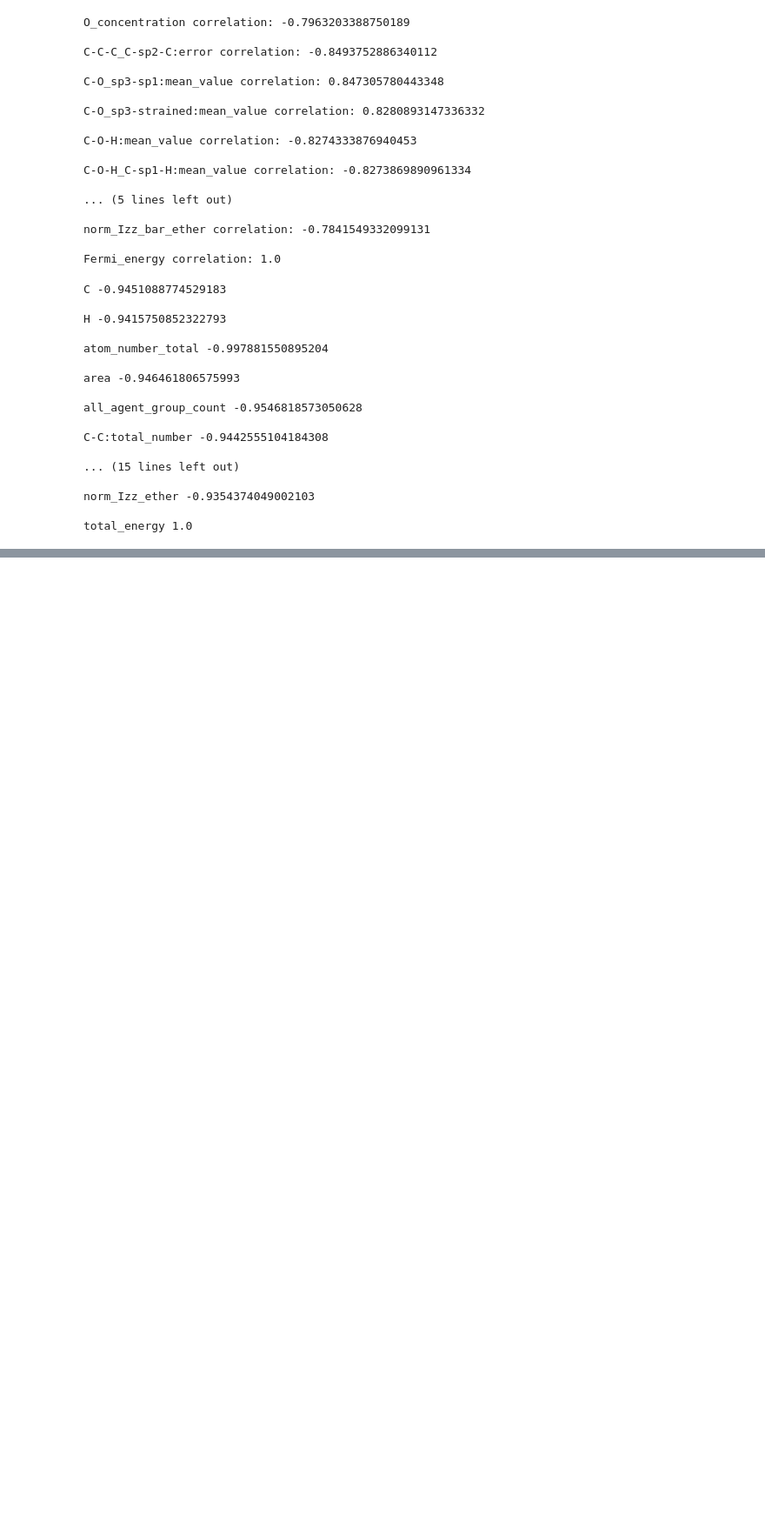
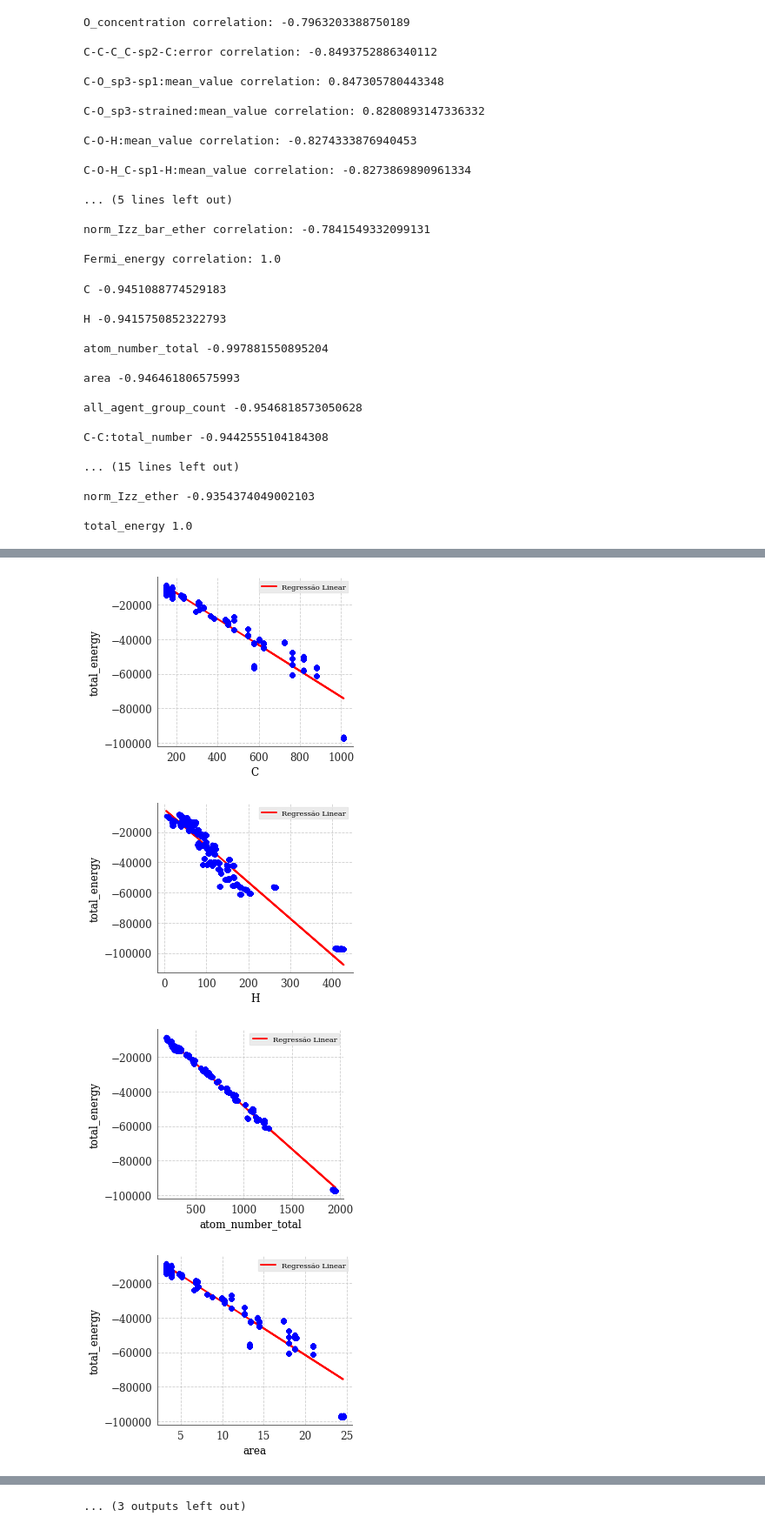
Before and after one commit to Karl-Marcos/ML-2022-DIMP, a Jupyter notebook: Dados.ipynb, the cells around one changed output, grey strips where cells are left out. Shown at 87% size. Drawn from its saved outputs; the diff is of its cells as text; code cells hidden in the pictures; blank space fills up the shorter version.

```diff
--- a/Dados.ipynb
+++ b/Dados.ipynb
@@ -68,0 +163,9 @@ total_energy 1.0
+# %%
+#Atr2.remove(Atr2[-1])
+for i in Atr2:
+    plotar(bruto_completo[i], Et, legendas = [i, 'total_energy'], reta = True)
+# %% [output]
+[figure, added]
+[figure, added]
+[figure, added]
+[figure, added]
@@ -68,0 +180 @@ total_energy 1.0
+... (3 outputs left out)
```
Also changed, not shown: parts of 6 cells of this notebook.
